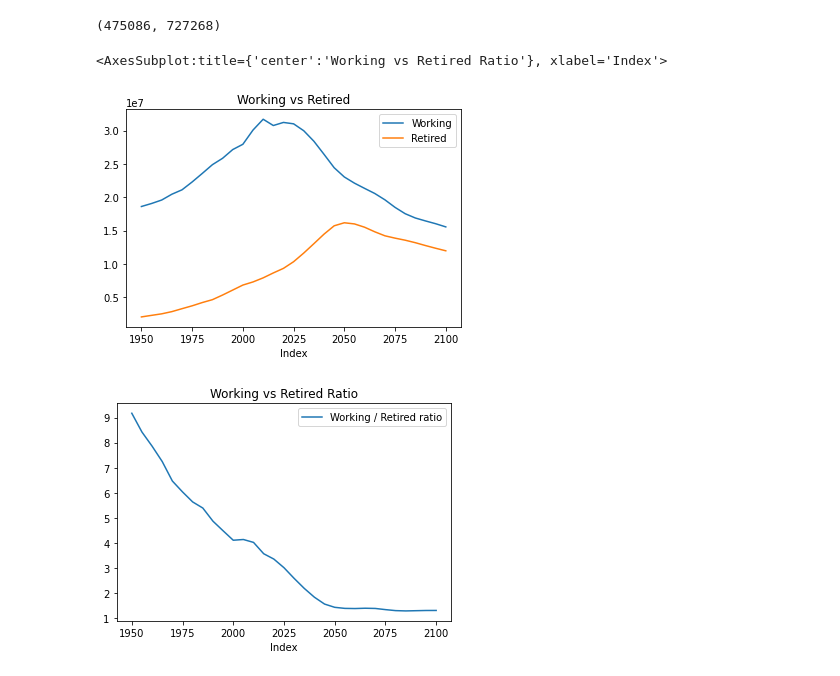
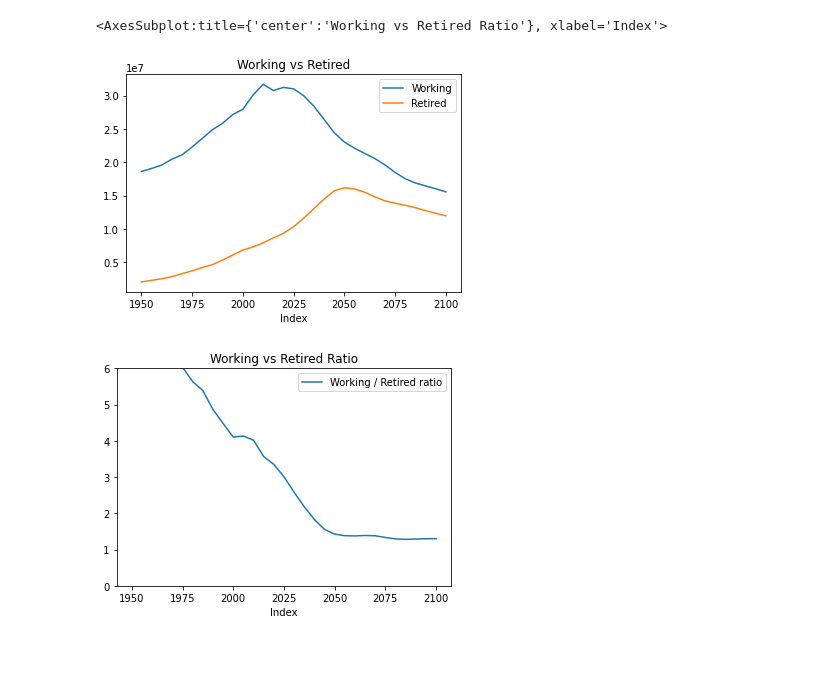
Before and after one commit to Ethanol48/analisis-poblaciones, a Jupyter notebook: utils/notebooks/jubilados.ipynb, the cells around one changed output. Cells and saved outputs as stored; diff of their text form; code cells hidden in the pictures.

```diff
--- a/utils/notebooks/jubilados.ipynb
+++ b/utils/notebooks/jubilados.ipynb
@@ -7,2 +9,0 @@ import numpy as np
-# %%
-tmp_df = pd.read_csv('../../data/processed/Spain/Spain-1950.csv', index_col=0)
@@ -11,10 +10 @@ tmp_df_neg = tmp_df.copy()
-# %%
-for index, cuerpo in tmp_df_neg.iterrows():
-
-    if tmp_df_neg.iloc[index]['Gender'] == 'Male':
-        tmp_df_neg.iloc[index] = tmp_df_neg.iloc[index]['Age'], \
-            tmp_df_neg.iloc[index]['Count'] * -1, \
-                tmp_df_neg.iloc[index]['Gender']
-    else:
-        pass
 # %%
@@ -33,4 +49,0 @@ for index, cuerpo in tmp_df.iterrows():
-# %%
-get_retired, working
-# %% [output]
-(475086, 727268)
@@ -76,10 +50,12 @@ df_final.sort_index(inplace=True)
+# %%
+df_final = Retired_Working('Spain')
 # %%
 df_final["Working / Retired ratio"] = df_final["Working"]/df_final["Retired"]
 
 df_final.plot(y=["Working", "Retired"], layout=(2,1), title="Working vs Retired")
 
-df_final.plot(y=["Working / Retired ratio"], layout=(2,1), title="Working vs Retired Ratio")
+df_final.plot(y=["Working / Retired ratio"], layout=(2,1), title="Working vs Retired Ratio", ylim=(0, 6))
 # %% [output]
 <AxesSubplot:title={'center':'Working vs Retired Ratio'}, xlabel='Index'>
 [figure]
-[figure, old version]
+[figure, new version]
```
Also changed, not shown: parts of 5 cells of this notebook.
